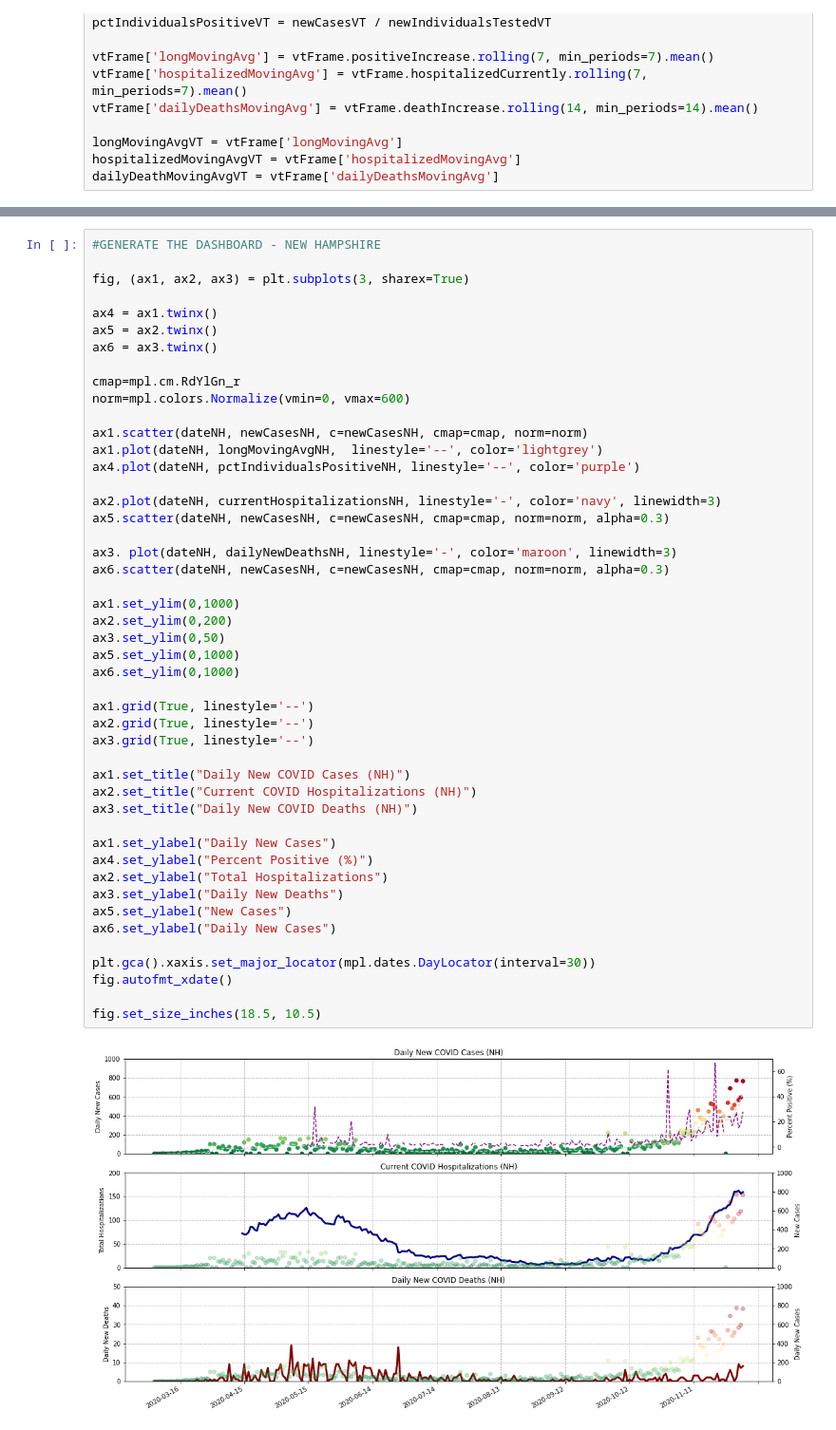
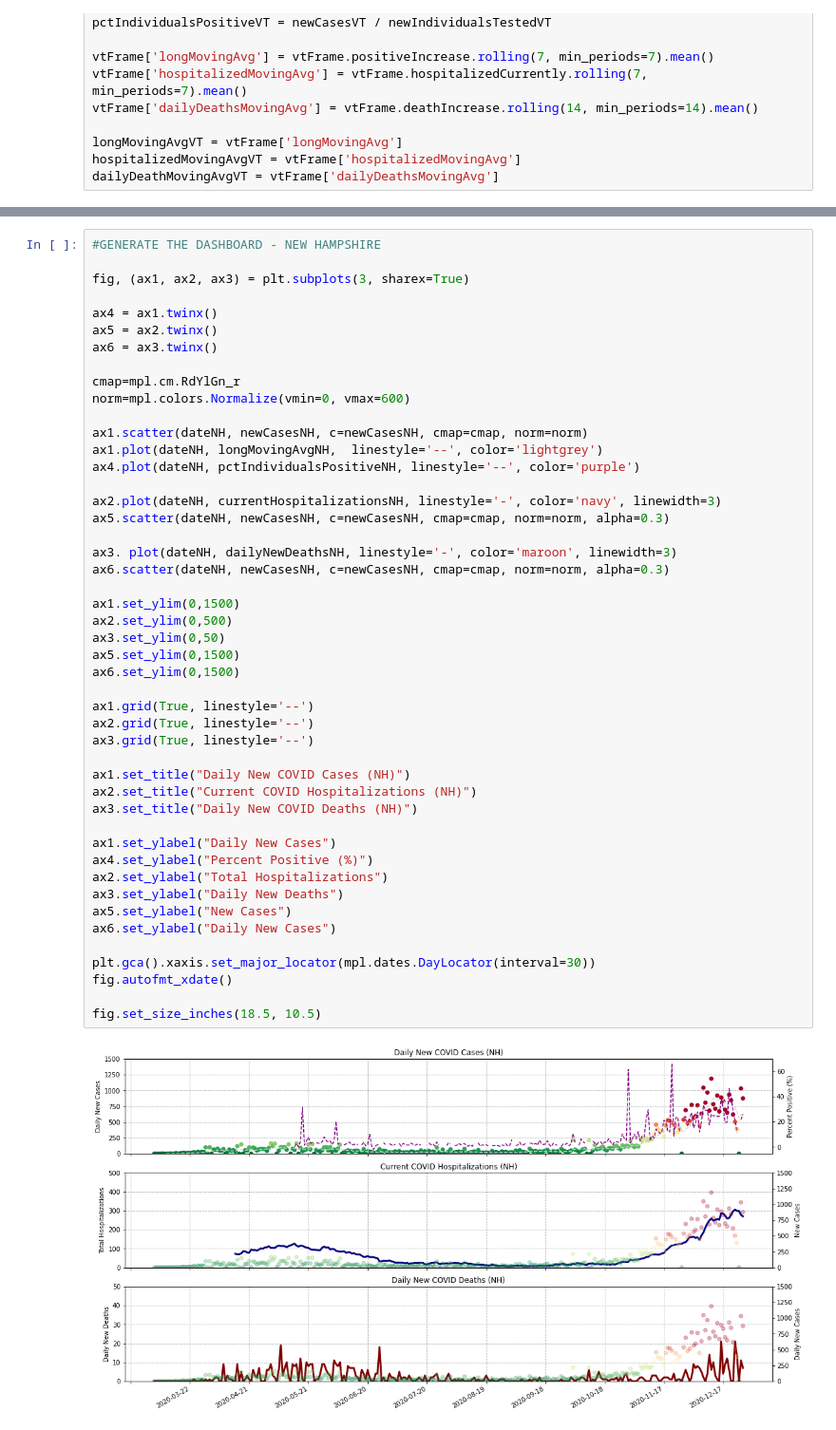
Before and after one commit to JoeZamp98/coronavirus-dashboards, a Jupyter notebook: Coronavirus - Dashboards.ipynb, the cells around one changed output, grey strips where cells are left out. Shown at 95% size. Saved outputs shown, nothing was run; the diff lists cells and outputs as text.

Commit message:
Updated scales on graphics to best fit latest data.

```diff
--- a/Coronavirus - Dashboards.ipynb
+++ b/Coronavirus - Dashboards.ipynb
@@ -344,38 +344,38 @@ ax1.plot(dateNH, longMovingAvgNH,  linestyle='--', color='lightgrey')
 ax4.plot(dateNH, pctIndividualsPositiveNH, linestyle='--', color='purple')
 
 ax2.plot(dateNH, currentHospitalizationsNH, linestyle='-', color='navy', linewidth=3)
 ax5.scatter(dateNH, newCasesNH, c=newCasesNH, cmap=cmap, norm=norm, alpha=0.3)
 
 ax3. plot(dateNH, dailyNewDeathsNH, linestyle='-', color='maroon', linewidth=3)
 ax6.scatter(dateNH, newCasesNH, c=newCasesNH, cmap=cmap, norm=norm, alpha=0.3)
 
-ax1.set_ylim(0,1000)
-ax2.set_ylim(0,200)
+ax1.set_ylim(0,1500)
+ax2.set_ylim(0,500)
 ax3.set_ylim(0,50)
-ax5.set_ylim(0,1000)
-ax6.set_ylim(0,1000)
+ax5.set_ylim(0,1500)
+ax6.set_ylim(0,1500)
 
 ax1.grid(True, linestyle='--')
 ax2.grid(True, linestyle='--')
 ax3.grid(True, linestyle='--')
 
 ax1.set_title("Daily New COVID Cases (NH)")
 ax2.set_title("Current COVID Hospitalizations (NH)")
 ax3.set_title("Daily New COVID Deaths (NH)")
 
 ax1.set_ylabel("Daily New Cases")
 ax4.set_ylabel("Percent Positive (%)")
 ax2.set_ylabel("Total Hospitalizations")
 ax3.set_ylabel("Daily New Deaths")
 ax5.set_ylabel("New Cases")
 ax6.set_ylabel("Daily New Cases")
 
 plt.gca().xaxis.set_major_locator(mpl.dates.DayLocator(interval=30))
 fig.autofmt_xdate()
 
 fig.set_size_inches(18.5, 10.5)
 # %% [output]
-[figure, old version]
+[figure, new version]
 # %%
 #GENERATE THE DASHBOARD - MAINE
 
```
Also changed, not shown: parts of 5 cells of this notebook.
